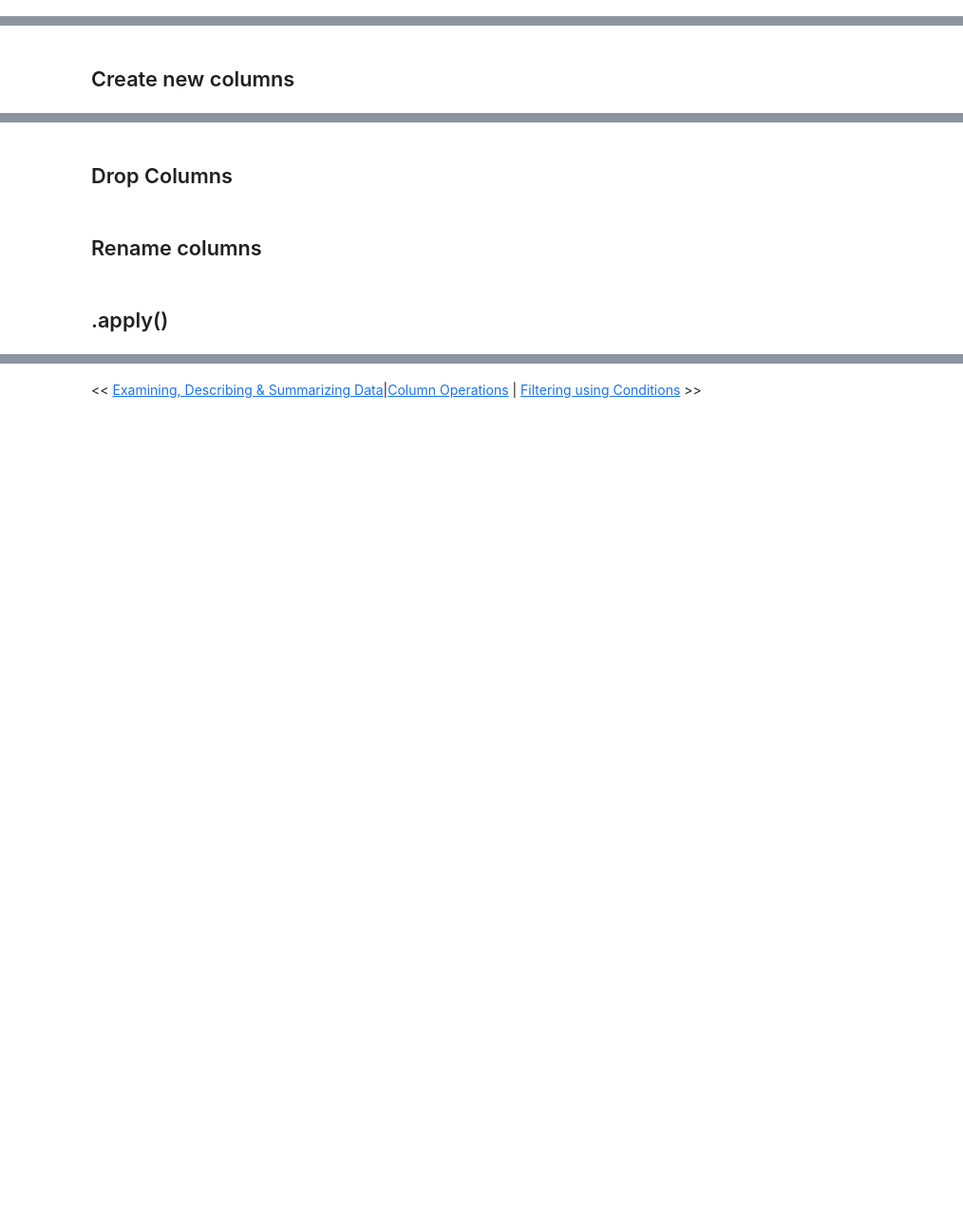
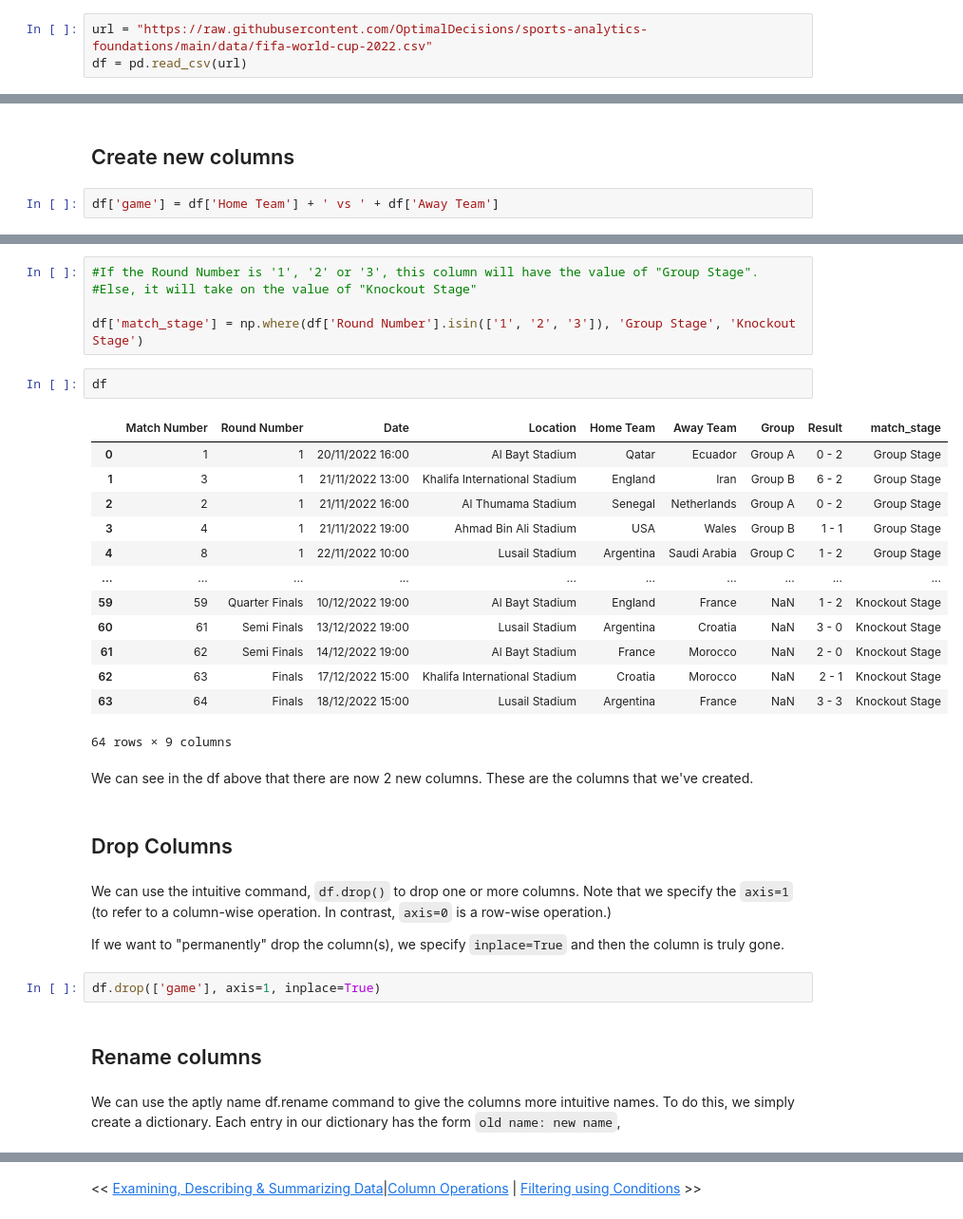
Before and after one commit to OptimalDecisions/sports-analytics-foundations, a Jupyter notebook: pandas-basics/Pandas_Basics_2_4_Column_Operations.ipynb, the cells around one changed output, grey strips where cells are left out. Shown at 95% size. Drawn from its saved outputs; the diff is of its cells as text; blank space fills up the shorter version.

```diff
--- a/pandas-basics/Pandas_Basics_2_4_Column_Operations.ipynb
+++ b/pandas-basics/Pandas_Basics_2_4_Column_Operations.ipynb
@@ -18,0 +30,3 @@
+# %%
+url = "https://raw.githubusercontent.com/OptimalDecisions/sports-analytics-foundations/main/data/fifa-world-cup-2022.csv"
+df = pd.read_csv(url)
@@ -19,2 +91,4 @@
 # %% [markdown]
 ## 	Create new columns
+# %%
+df['game'] = df['Home Team'] + ' vs ' + df['Away Team']
@@ -21,6 +107,38 @@
+# %%
+#If the Round Number is '1', '2' or '3', this column will have the value of "Group Stage".
+#Else, it will take on the value of "Knockout Stage"
+
+df['match_stage'] = np.where(df['Round Number'].isin(['1', '2', '3']), 'Group Stage', 'Knockout Stage')
+# %%
+df
+# %% [output]
+|  | Match Number | Round Number | Date | Location | Home Team | Away Team | Group | Result | match_stage |
+| 0 | 1 | 1 | 20/11/2022 16:00 | Al Bayt Stadium | Qatar | Ecuador | Group A | 0 - 2 | Group Stage |
+| 1 | 3 | 1 | 21/11/2022 13:00 | Khalifa International Stadium | England | Iran | Group B | 6 - 2 | Group Stage |
+| 2 | 2 | 1 | 21/11/2022 16:00 | Al Thumama Stadium | Senegal | Netherlands | Group A | 0 - 2 | Group Stage |
+| 3 | 4 | 1 | 21/11/2022 19:00 | Ahmad Bin Ali Stadium | USA | Wales | Group B | 1 - 1 | Group Stage |
+| 4 | 8 | 1 | 22/11/2022 10:00 | Lusail Stadium | Argentina | Saudi Arabia | Group C | 1 - 2 | Group Stage |
+| ... | ... | ... | ... | ... | ... | ... | ... | ... | ... |
+| 59 | 59 | Quarter Finals | 10/12/2022 19:00 | Al Bayt Stadium | England | France | NaN | 1 - 2 | Knockout Stage |
+| 60 | 61 | Semi Finals | 13/12/2022 19:00 | Lusail Stadium | Argentina | Croatia | NaN | 3 - 0 | Knockout Stage |
+| 61 | 62 | Semi Finals | 14/12/2022 19:00 | Al Bayt Stadium | France | Morocco | NaN | 2 - 0 | Knockout Stage |
+| 62 | 63 | Finals | 17/12/2022 15:00 | Khalifa International Stadium | Croatia | Morocco | NaN | 2 - 1 | Knockout Stage |
+| 63 | 64 | Finals | 18/12/2022 15:00 | Lusail Stadium | Argentina | France | NaN | 3 - 3 | Knockout Stage |
+64 rows × 9 columns
+# %% [markdown]
+We can see in the df above that there are now 2 new columns. These are the columns that we've created.
 # %% [markdown]
 ## 	Drop Columns
+# %% [markdown]
+We can use the intuitive command, `df.drop()` to drop one or more columns.
+Note that we specify the `axis=1` (to refer to a column-wise operation. In contrast, `axis=0` is a row-wise operation.)
+
+If we want to "permanently" drop the column(s), we specify `inplace=True` and then the column is truly gone.
+# %%
+df.drop(['game'], axis=1, inplace=True)
 # %% [markdown]
 ## 	Rename columns
-# %% [markdown]
-## 	.apply()
+# %% [markdown]
+We can use the aptly name df.rename command to give the columns more intuitive names. To do this, we simply create a dictionary.
+Each entry in our dictionary has the form
+`old name: new name`,
```
Also changed, not shown: parts of 16 cells of this notebook.
